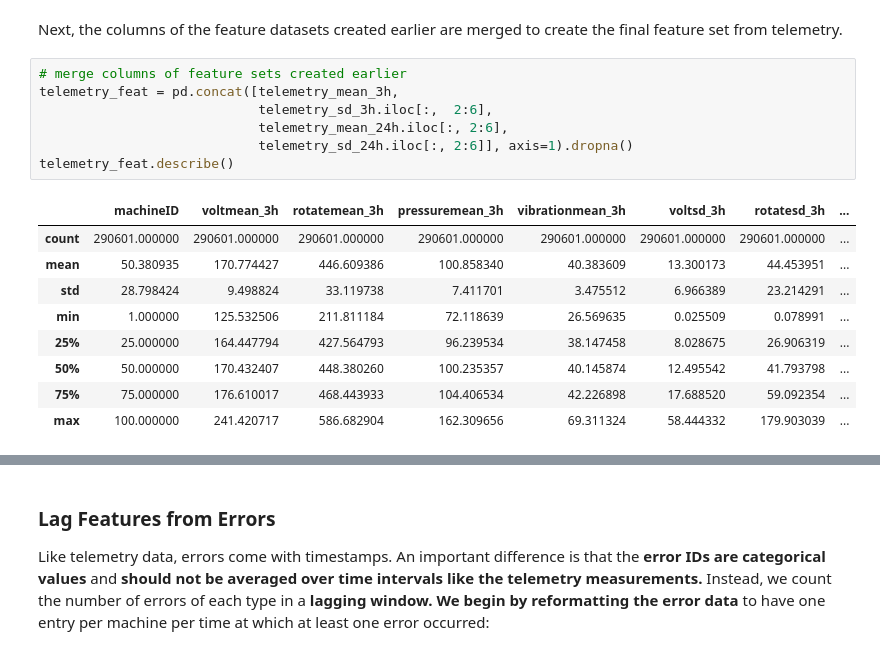
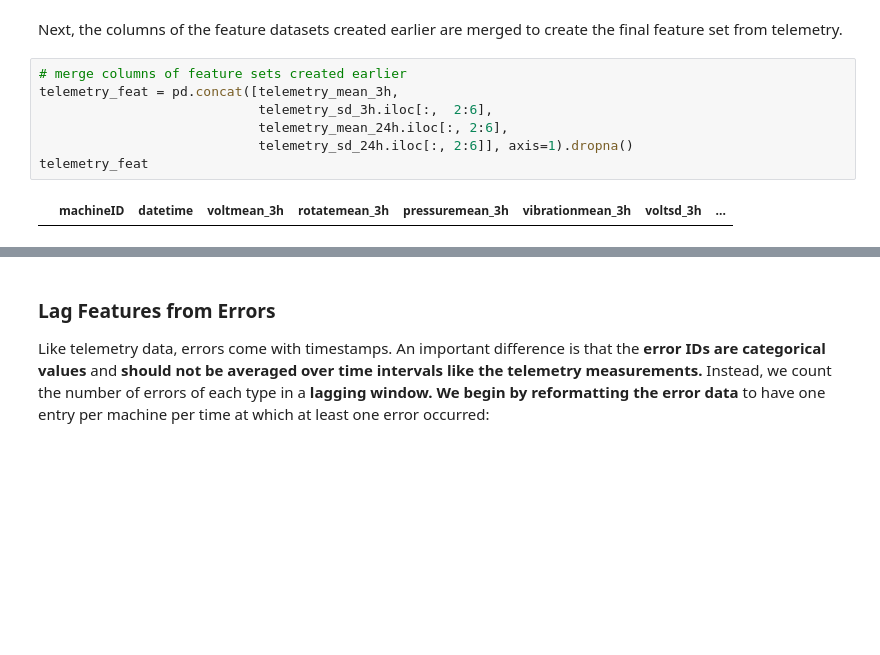
Before and after one commit to andreiciobanu/Predictive_Maintenance_using_Machine-Learning_Microsoft_Casestudy, a Jupyter notebook: Predictive Maintenance using Machine Learning - Telemetry.ipynb, the cells around one changed output, grey strips where cells are left out. Cells and saved outputs as stored; diff of their text form; blank space fills up the shorter version.

```diff
--- a/Predictive Maintenance using Machine Learning - Telemetry.ipynb
+++ b/Predictive Maintenance using Machine Learning - Telemetry.ipynb
@@ -401,17 +312,9 @@ Next, the columns of the feature datasets created earlier are merged to create t
 # %%
 # merge columns of feature sets created earlier
 telemetry_feat = pd.concat([telemetry_mean_3h,
                             telemetry_sd_3h.iloc[:,  2:6],
                             telemetry_mean_24h.iloc[:, 2:6],
                             telemetry_sd_24h.iloc[:, 2:6]], axis=1).dropna()
-telemetry_feat.describe()
+telemetry_feat
 # %% [output]
-|  | machineID | voltmean_3h | rotatemean_3h | pressuremean_3h | vibrationmean_3h | voltsd_3h | rotatesd_3h | ... |
-| count | 290601.000000 | 290601.000000 | 290601.000000 | 290601.000000 | 290601.000000 | 290601.000000 | 290601.000000 | ... |
-| mean | 50.380935 | 170.774427 | 446.609386 | 100.858340 | 40.383609 | 13.300173 | 44.453951 | ... |
-| std | 28.798424 | 9.498824 | 33.119738 | 7.411701 | 3.475512 | 6.966389 | 23.214291 | ... |
-| min | 1.000000 | 125.532506 | 211.811184 | 72.118639 | 26.569635 | 0.025509 | 0.078991 | ... |
-| 25% | 25.000000 | 164.447794 | 427.564793 | 96.239534 | 38.147458 | 8.028675 | 26.906319 | ... |
-| 50% | 50.000000 | 170.432407 | 448.380260 | 100.235357 | 40.145874 | 12.495542 | 41.793798 | ... |
-| 75% | 75.000000 | 176.610017 | 468.443933 | 104.406534 | 42.226898 | 17.688520 | 59.092354 | ... |
-| max | 100.000000 | 241.420717 | 586.682904 | 162.309656 | 69.311324 | 58.444332 | 179.903039 | ... |
+|  | machineID | datetime | voltmean_3h | rotatemean_3h | pressuremean_3h | vibrationmean_3h | voltsd_3h | ... |
```
Also changed, not shown: parts of 32 cells of this notebook, 3 other files.
